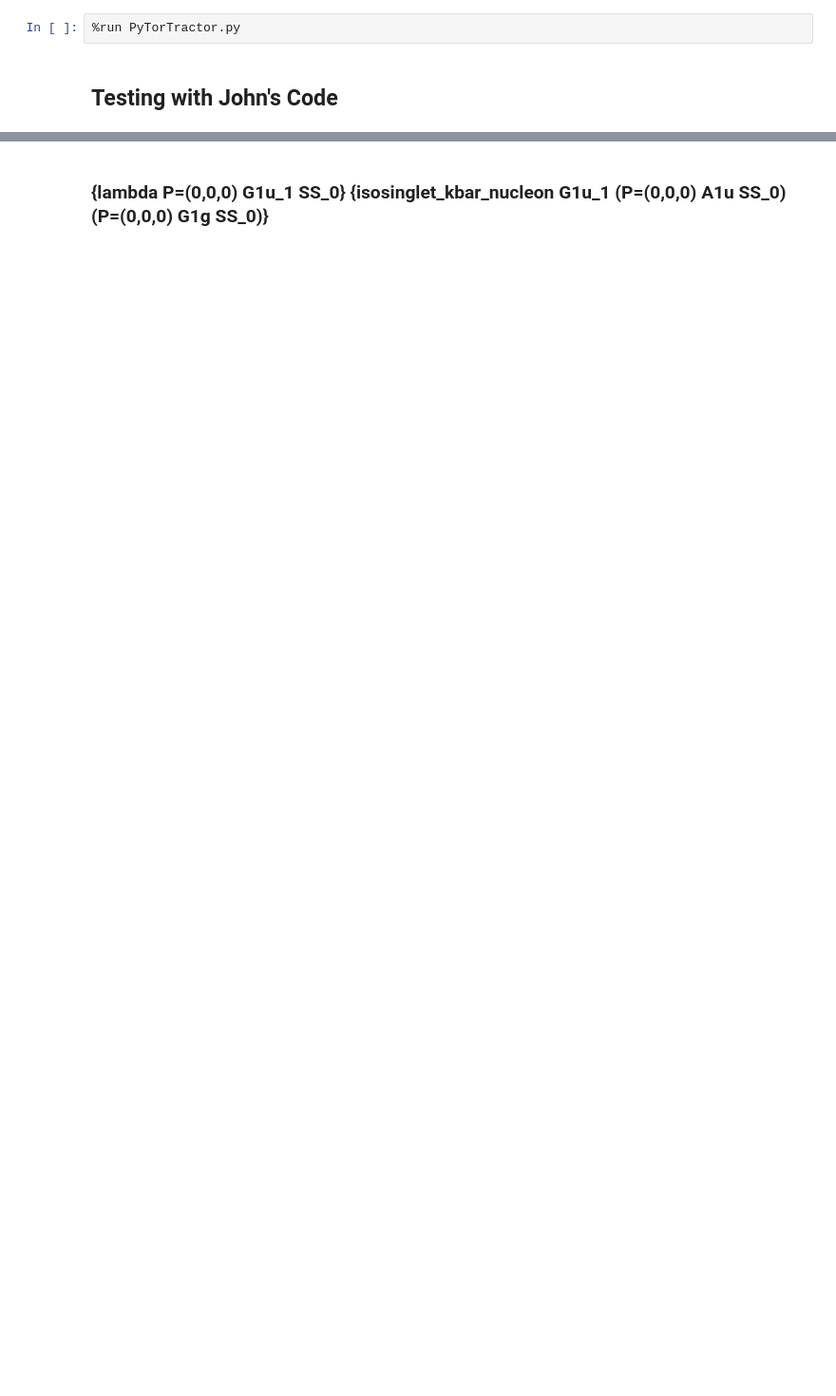
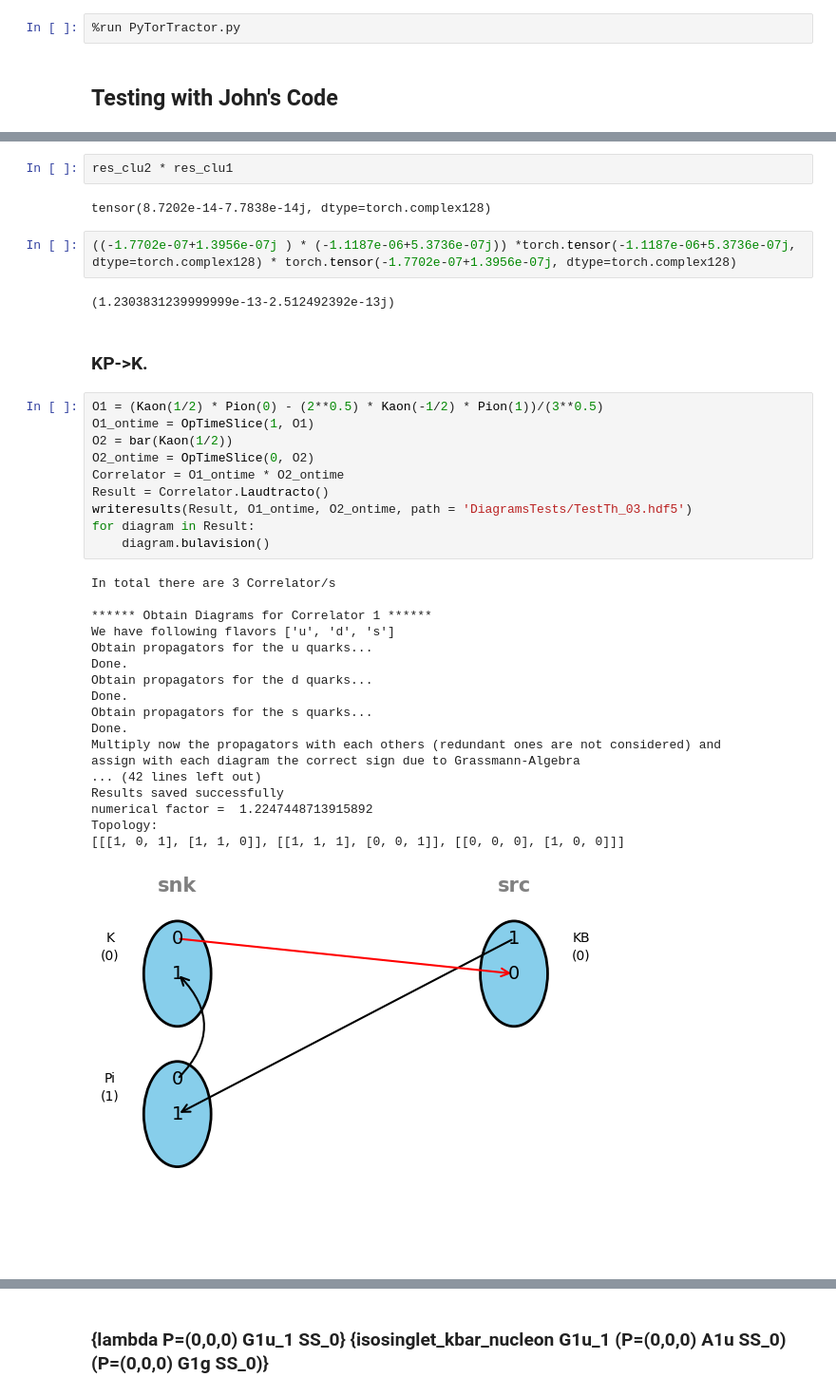
Before and after one commit to Herzallah15/PyTorTractor, a Jupyter notebook: Main.ipynb, the cells around one changed output, grey strips where cells are left out. Shown at 95% size. Cells and saved outputs as stored; diff of their text form; blank space fills up the shorter version.

```diff
--- a/Main.ipynb
+++ b/Main.ipynb
@@ -4,0 +144,39 @@
+# %%
+res_clu2 * res_clu1
+# %% [output]
+tensor(8.7202e-14-7.7838e-14j, dtype=torch.complex128)
+# %%
+((-1.7702e-07+1.3956e-07j ) * (-1.1187e-06+5.3736e-07j)) *torch.tensor(-1.1187e-06+5.3736e-07j, dtype=torch.complex128) * torch.tensor(-1.7702e-07+1.3956e-07j, dtype=torch.complex128)
+# %% [output]
+(1.2303831239999999e-13-2.512492392e-13j)
+# %% [markdown]
+### KP->K.
+# %%
+O1 = (Kaon(1/2) * Pion(0) - (2**0.5) * Kaon(-1/2) * Pion(1))/(3**0.5)
+O1_ontime = OpTimeSlice(1, O1)
+O2 = bar(Kaon(1/2))
+O2_ontime = OpTimeSlice(0, O2)
+Correlator = O1_ontime * O2_ontime
+Result = Correlator.Laudtracto()
+writeresults(Result, O1_ontime, O2_ontime, path = 'DiagramsTests/TestTh_03.hdf5')
+for diagram in Result:
+    diagram.bulavision()
+# %% [output]
+In total there are 3 Correlator/s
+
+****** Obtain Diagrams for Correlator 1 ******
+We have following flavors ['u', 'd', 's']
+Obtain propagators for the u quarks...
+Done.
+Obtain propagators for the d quarks...
+Done.
+Obtain propagators for the s quarks...
+Done.
+Multiply now the propagators with each others (redundant ones are not considered) and
+assign with each diagram the correct sign due to Grassmann-Algebra
+... (42 lines left out)
+Results saved successfully
+numerical factor =  1.2247448713915892
+Topology:
+[[[1, 0, 1], [1, 1, 0]], [[1, 1, 1], [0, 0, 1]], [[0, 0, 0], [1, 0, 0]]]
+[figure, added]
```
Also changed, not shown: parts of 36 cells of this notebook.
